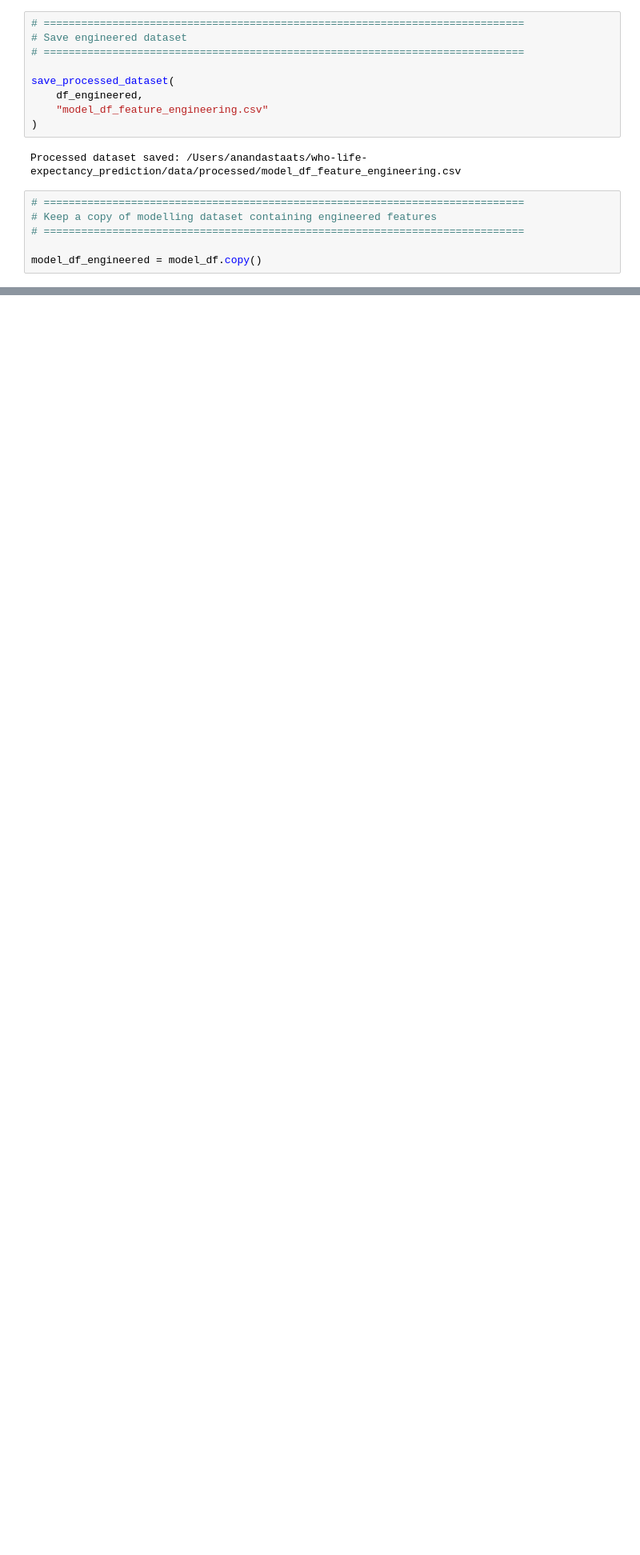
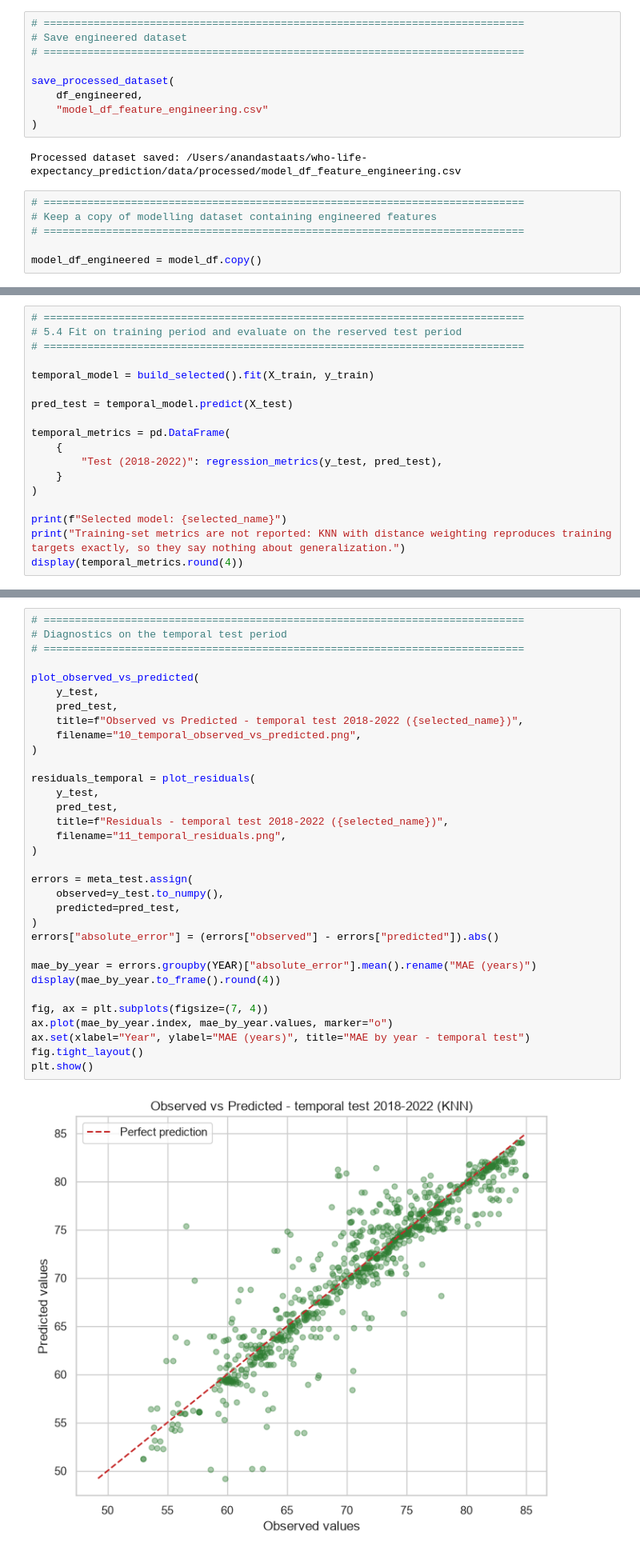
Before and after one commit to ananda-pires/who_life_expectancy_prediction, a Jupyter notebook: notebooks/life_expectancy.ipynb, the cells around one changed output, grey strips where cells are left out. Shown at 80% size. Saved outputs shown, nothing was run; the diff lists cells and outputs as text; blank space fills up the shorter version.

Commit message:
Rewrite training workflow with temporal protocol in notebook

```diff
--- a/notebooks/life_expectancy.ipynb
+++ b/notebooks/life_expectancy.ipynb
@@ -2600,0 +1788,18 @@ Model successfully reloaded.
+# %%
+# =============================================================================
+# 5.4 Fit on training period and evaluate on the reserved test period
+# =============================================================================
+
+temporal_model = build_selected().fit(X_train, y_train)
+
+pred_test = temporal_model.predict(X_test)
+
+temporal_metrics = pd.DataFrame(
+    {
+        "Test (2018-2022)": regression_metrics(y_test, pred_test),
+    }
+)
+
+print(f"Selected model: {selected_name}")
+print("Training-set metrics are not reported: KNN with distance weighting reproduces training targets exactly, so they say nothing about generalization.")
+display(temporal_metrics.round(4))
@@ -2600,0 +1814,35 @@ Model successfully reloaded.
+# %%
+# =============================================================================
+# Diagnostics on the temporal test period
+# =============================================================================
+
+plot_observed_vs_predicted(
+    y_test,
+    pred_test,
+    title=f"Observed vs Predicted - temporal test 2018-2022 ({selected_name})",
+    filename="10_temporal_observed_vs_predicted.png",
+)
+
+residuals_temporal = plot_residuals(
+    y_test,
+    pred_test,
+    title=f"Residuals - temporal test 2018-2022 ({selected_name})",
+    filename="11_temporal_residuals.png",
+)
+
+errors = meta_test.assign(
+    observed=y_test.to_numpy(),
+    predicted=pred_test,
+)
+errors["absolute_error"] = (errors["observed"] - errors["predicted"]).abs()
+
+mae_by_year = errors.groupby(YEAR)["absolute_error"].mean().rename("MAE (years)")
+display(mae_by_year.to_frame().round(4))
+
+fig, ax = plt.subplots(figsize=(7, 4))
+ax.plot(mae_by_year.index, mae_by_year.values, marker="o")
+ax.set(xlabel="Year", ylabel="MAE (years)", title="MAE by year - temporal test")
+fig.tight_layout()
+plt.show()
+# %% [output]
+[figure, added]
```
Also changed, not shown: parts of 82 cells of this notebook.
